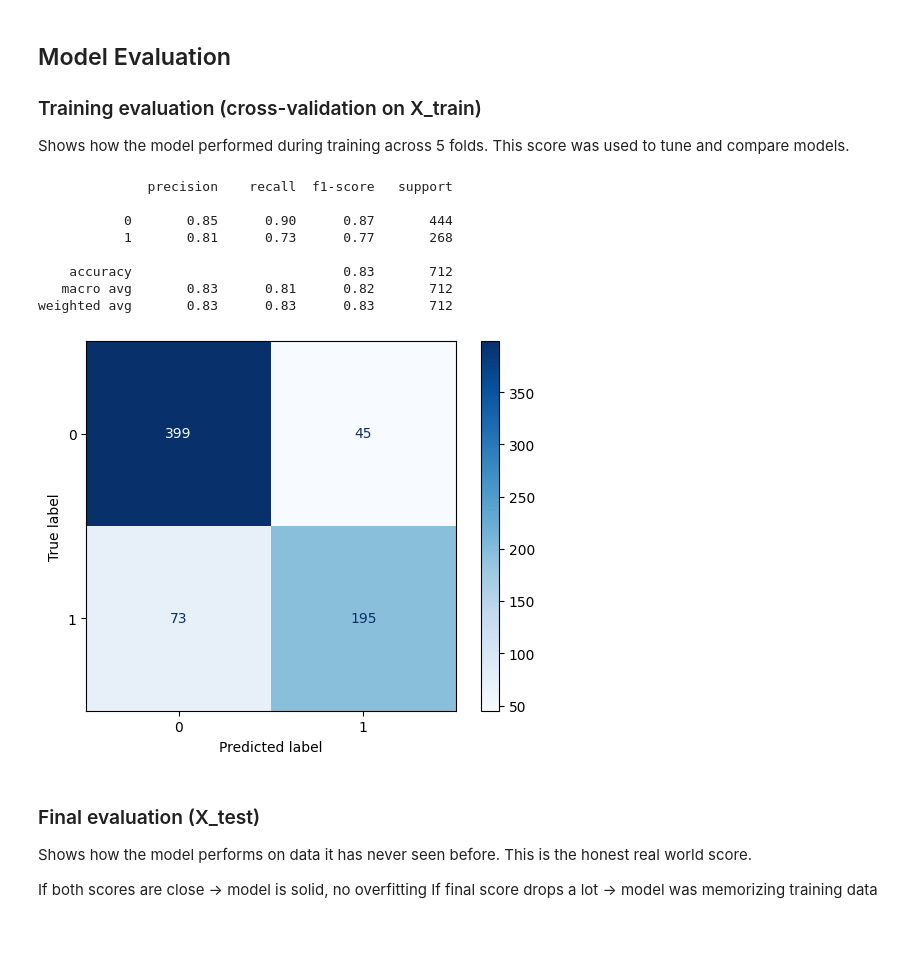
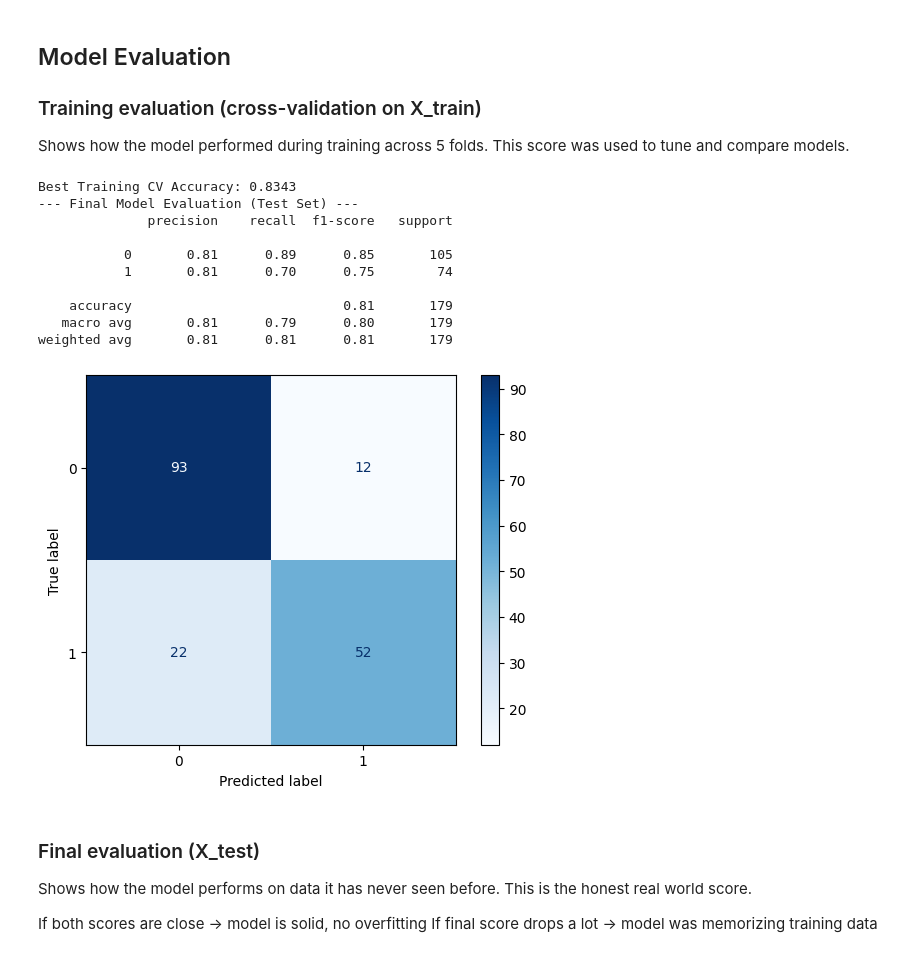
Before and after one commit to MaykInvest/Titanic-analysis, a Jupyter notebook: analysis.ipynb, the cells around one changed output. Drawn from its saved outputs; the diff is of its cells as text; code cells hidden in the pictures.

```diff
--- a/analysis.ipynb
+++ b/analysis.ipynb
@@ -697,29 +735,51 @@ suggesting the model benefits from controlled tree depth to avoid overfitting.
 Shows how the model performed during training across 5 folds.
 This score was used to tune and compare models.
 # %%
+# This shows how the model performed during training across your 5 folds.
+# This score was used to tune and compare models.
+
+# We pull the best score directly from your grid search results!
+print(f"Best Training CV Accuracy: {grid.best_score_:.4f}")
+
+
+### 2. Final Model Evaluation (Test Set)
+# This evaluates our final tuned model on completely UNSEEN data
+# to see how it performs in the "real world."
+
+# Get the best model from your grid search
 best_model = grid.best_estimator_
 
-y_pred = cross_val_predict(best_model, X_train, y_train, cv=cv)
-print(classification_report(y_train, y_pred))
+# Predict on the UNSEEN test data (the ultimate test)
+y_pred_test = best_model.predict(X_test)
+
+# Print the final, unbiased Classification Report
+print("--- Final Model Evaluation (Test Set) ---")
+print(classification_report(y_test, y_pred_test))
 # %% [output]
+Best Training CV Accuracy: 0.8343
+--- Final Model Evaluation (Test Set) ---
               precision    recall  f1-score   support
 
-           0       0.85      0.90      0.87       444
-           1       0.81      0.73      0.77       268
+           0       0.81      0.89      0.85       105
+           1       0.81      0.70      0.75        74
 
-    accuracy                           0.83       712
-   macro avg       0.83      0.81      0.82       712
-weighted avg       0.83      0.83      0.83       712
+    accuracy                           0.81       179
+   macro avg       0.81      0.79      0.80       179
+weighted avg       0.81      0.81      0.81       179
 # %%
-# Confusion matrix
-cm = confusion_matrix(y_train, y_pred)
+# Generate the confusion matrix data
+cm = confusion_matrix(y_test, y_pred_test)
 
-# Display
-disp = ConfusionMatrixDisplay(confusion_matrix=cm)
+# Set up the visual display
+disp = ConfusionMatrixDisplay(confusion_matrix=cm, display_labels=best_model.classes_)
+
+# Plot it with a nice blue color map
 disp.plot(cmap="Blues")
+
+# Show the plot
 plt.show()
 # %% [output]
-[figure, old version]
+[figure, new version]
 # %% [markdown]
 ### Final evaluation (X_test)
 Shows how the model performs on data it has never seen before.
```
Also changed, not shown: parts of 20 cells of this notebook, 2 other files.
